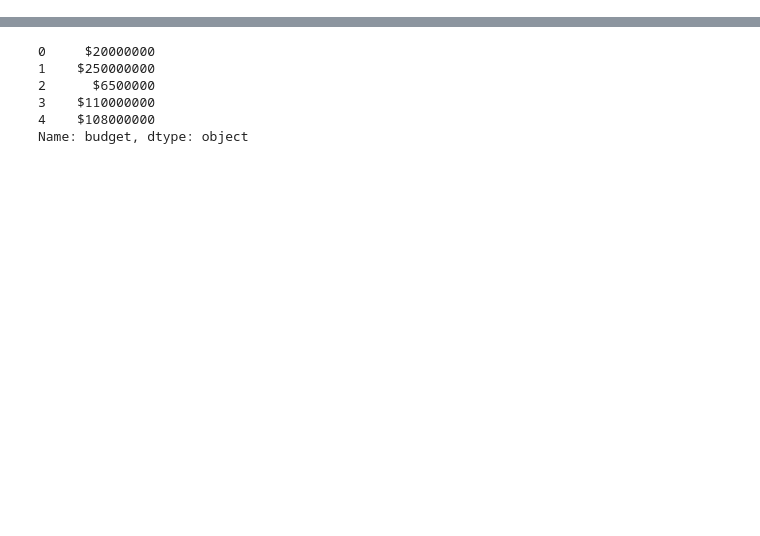
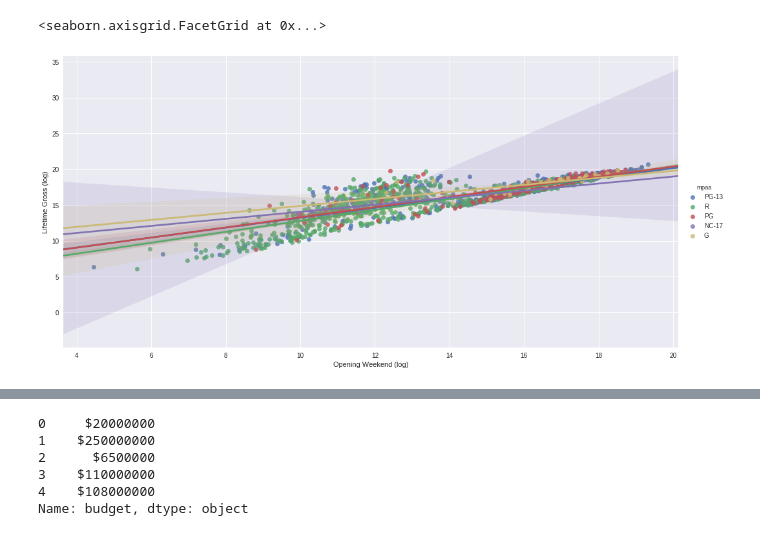
Before and after one commit to jvheeswijck/project_luthor, a Jupyter notebook: movie-scraper/movies/project_luthor.ipynb, the cells around one changed output, grey strips where cells are left out. Saved outputs shown, nothing was run; the diff lists cells and outputs as text; code cells hidden in the pictures; blank space fills up the shorter version.

```diff
--- a/movie-scraper/movies/project_luthor.ipynb
+++ b/movie-scraper/movies/project_luthor.ipynb
@@ -78,0 +227,8 @@ df_clean.runtime = df_clean.runtime.apply(float)
+# %%
+#fig, ax= plt.subplots(figsize=(12,5))
+ax = sns.lmplot(x='log_opening', y='log_lifetime', hue='mpaa', data=df_clean_dropped, size=7, aspect=2)
+ax.set_xlabels('Opening Weekend (log)')
+ax.set_ylabels('Lifetime Gross (log)')
+# %% [output]
+<seaborn.axisgrid.FacetGrid at 0x...>
+[figure, added]
```
Also changed, not shown: parts of 56 cells of this notebook, 8 other files.
